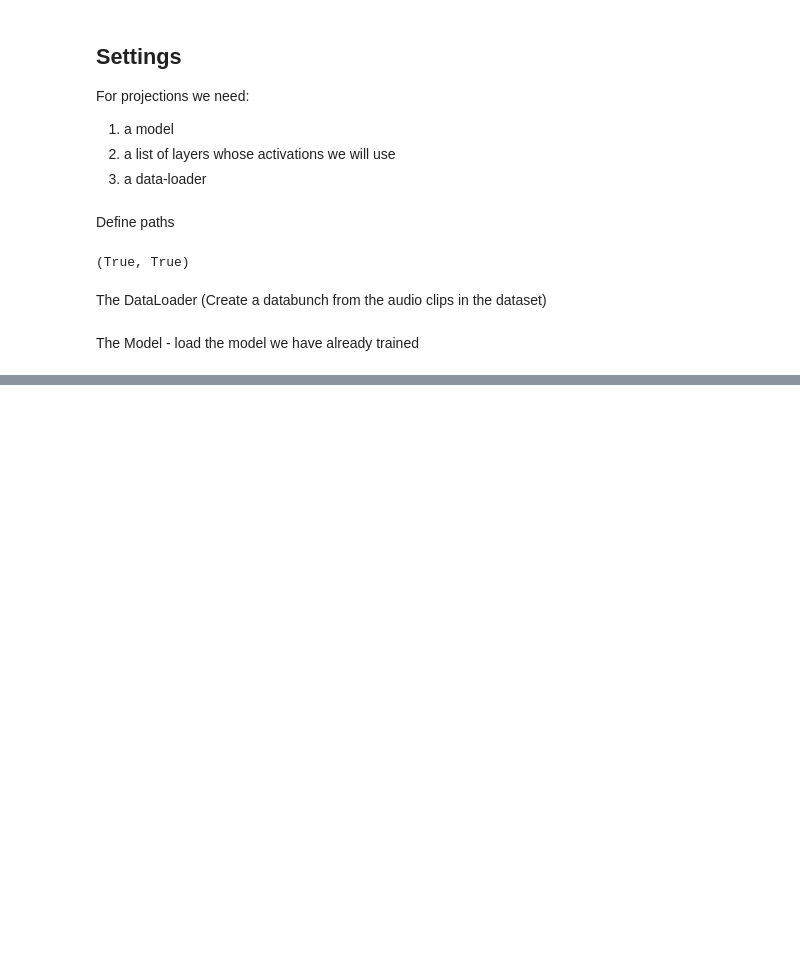
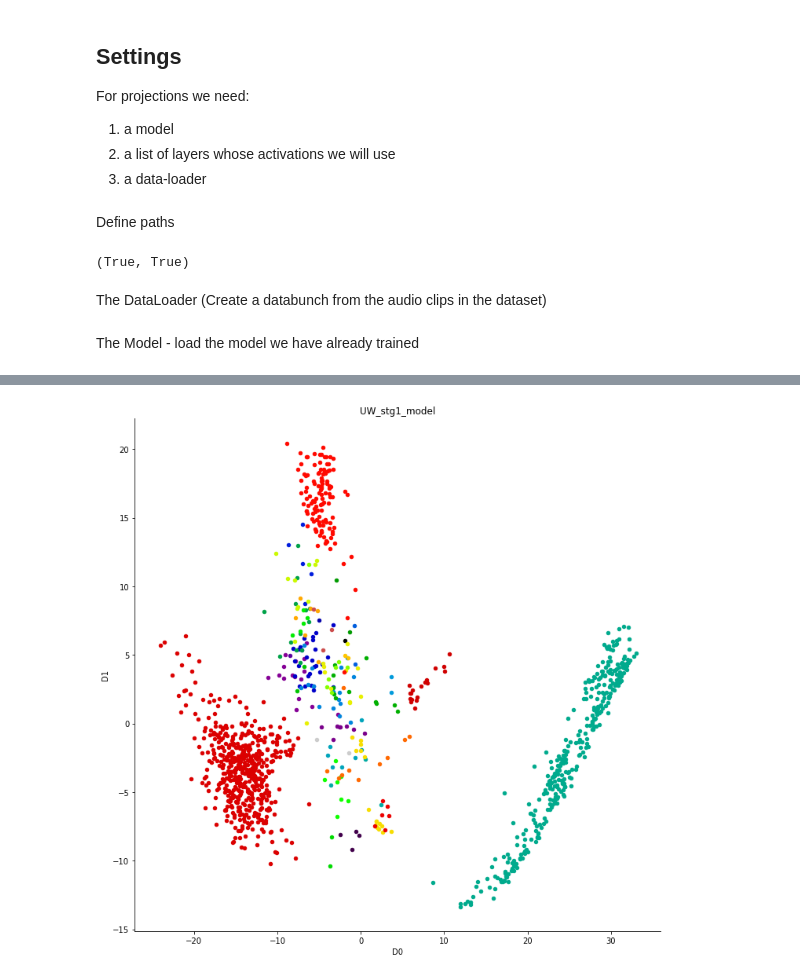
Before and after one commit to kartiknan/audio_cnn_1, a Jupyter notebook: gen_projections.ipynb, the cells around one changed output, grey strips where cells are left out. Saved outputs shown, nothing was run; the diff lists cells and outputs as text; code cells hidden in the pictures; blank space fills up the shorter version.

```diff
--- a/gen_projections.ipynb
+++ b/gen_projections.ipynb
@@ -48,0 +85,15 @@ model = models.densenet161(pretrained=True).to(device)
+# %%
+def plot_and_save(result_path, name, proj):
+    #plot and save figures for each 2D slice in the 10D matrix
+    i = proj.counter
+    savefig = str(result_path) + '{}_noimage_{}.png'.format(name, i)
+    my_plot = proj.plot(axis=(i,i+1), re_project=False,
+                        xlabel='D{}'.format(i), ylabel='D{}'.format(i+1),
+                        title= name, figsize = (12,12), show_images=False,
+                        show_legend=False, savefig=savefig)
+
+    proj.counter = (proj.counter + 2) % (proj.act_red.shape[-1] - 1)
+# %%
+plot_and_save(path_features, 'UW_stg1_model', proj)
+# %% [output]
+[figure, added]
```
Also changed, not shown: parts of 11 cells of this notebook.
